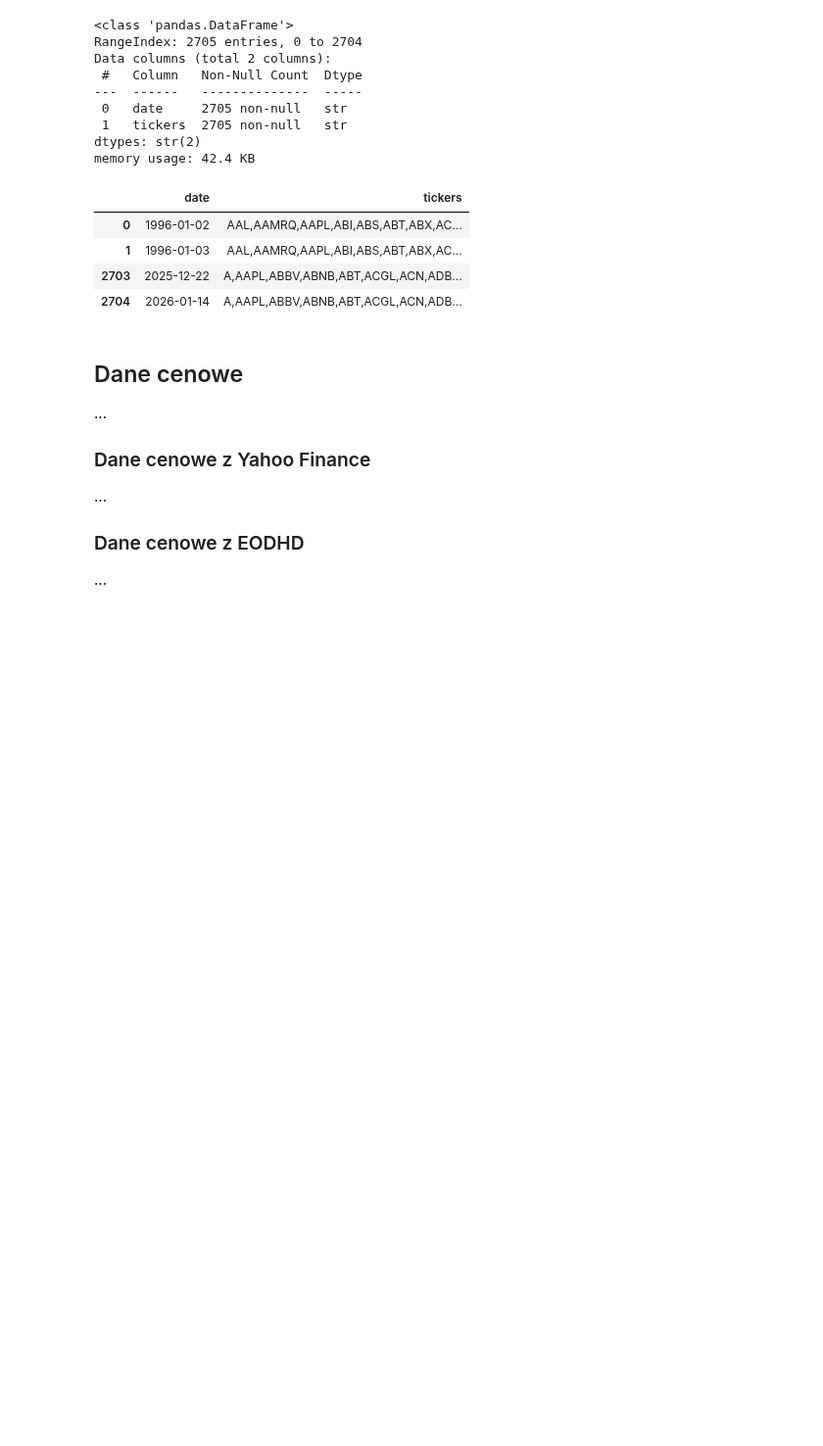
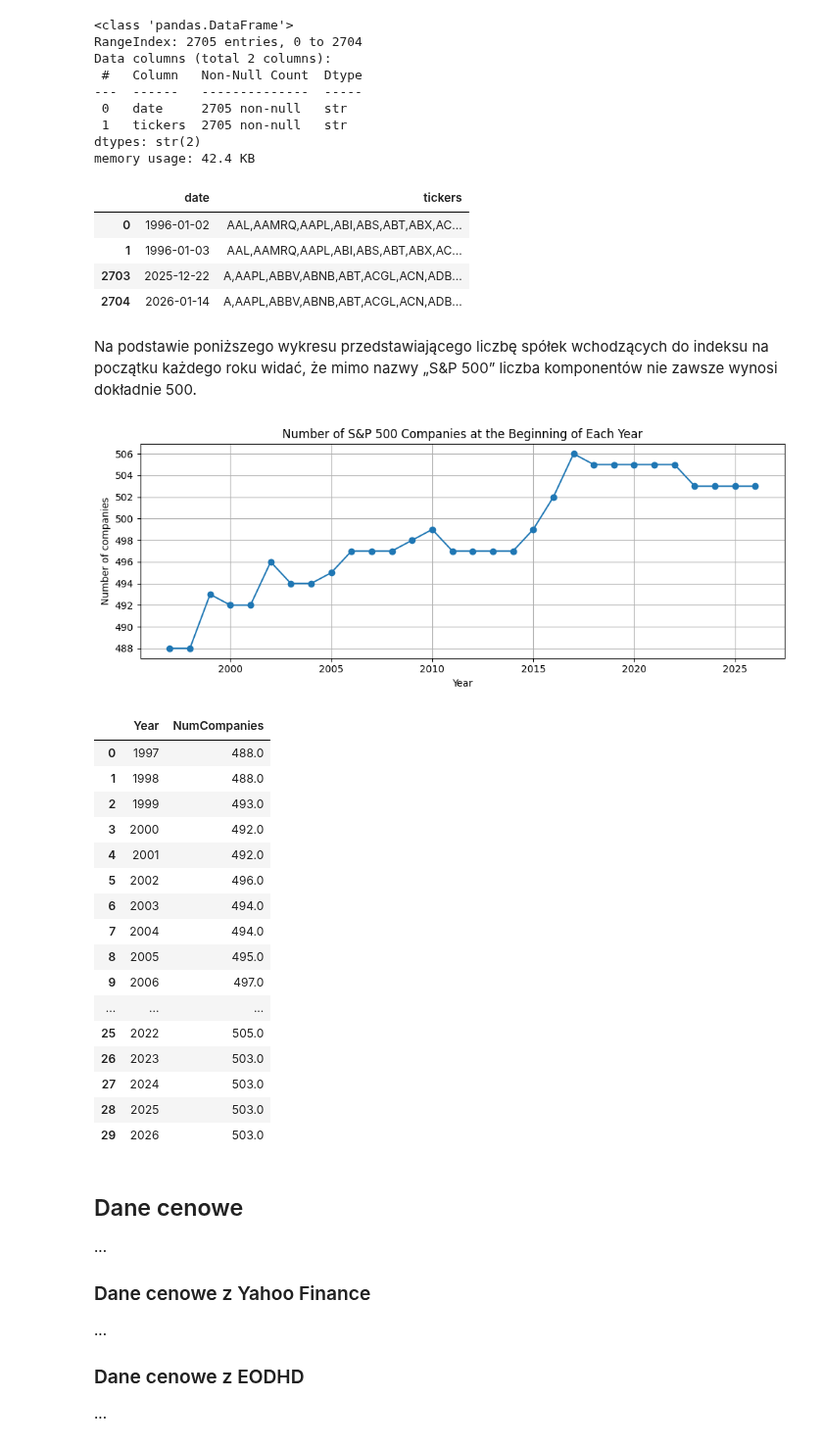
Before and after one commit to MichaelL200/data-driven-stock-portfolio-selection, a Jupyter notebook: notebooks/main.ipynb, the cells around one changed output. Shown at 98% size. Cells and saved outputs as stored; diff of their text form; code cells hidden in the pictures; blank space fills up the shorter version.

Commit message:
feat(plots), docs(notebook): add yearly number of S&P 500 companies plot

```diff
--- a/notebooks/main.ipynb
+++ b/notebooks/main.ipynb
@@ -161,6 +161,31 @@ memory usage: 42.4 KB
 | 1 | 1996-01-03 | AAL,AAMRQ,AAPL,ABI,ABS,ABT,ABX,AC... |
 | 2703 | 2025-12-22 | A,AAPL,ABBV,ABNB,ABT,ACGL,ACN,ADB... |
 | 2704 | 2026-01-14 | A,AAPL,ABBV,ABNB,ABT,ACGL,ACN,ADB... |
+# %% [markdown]
+Na podstawie poniższego wykresu przedstawiającego liczbę spółek wchodzących do indeksu na początku każdego roku widać, że mimo nazwy „S&P 500” liczba komponentów nie zawsze wynosi dokładnie 500.
+# %%
+import plots
+
+plots.sp500_companies_per_year_start(sp500)
+# %% [output]
+[figure, added]
+|  | Year | NumCompanies |
+| 0 | 1997 | 488.0 |
+| 1 | 1998 | 488.0 |
+| 2 | 1999 | 493.0 |
+| 3 | 2000 | 492.0 |
+| 4 | 2001 | 492.0 |
+| 5 | 2002 | 496.0 |
+| 6 | 2003 | 494.0 |
+| 7 | 2004 | 494.0 |
+| 8 | 2005 | 495.0 |
+| 9 | 2006 | 497.0 |
+| ... | ... | ... |
+| 25 | 2022 | 505.0 |
+| 26 | 2023 | 503.0 |
+| 27 | 2024 | 503.0 |
+| 28 | 2025 | 503.0 |
+| 29 | 2026 | 503.0 |
 # %% [markdown]
 ## Dane cenowe
 
```
Also changed, not shown: 1 other file.
